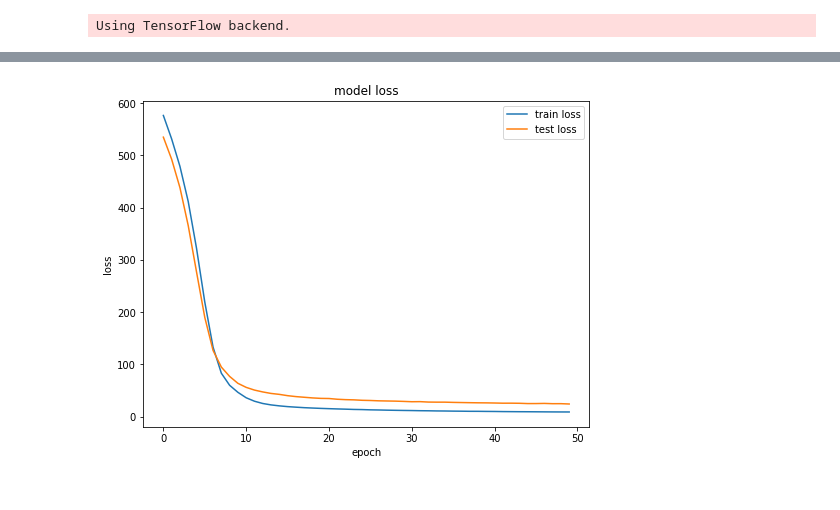
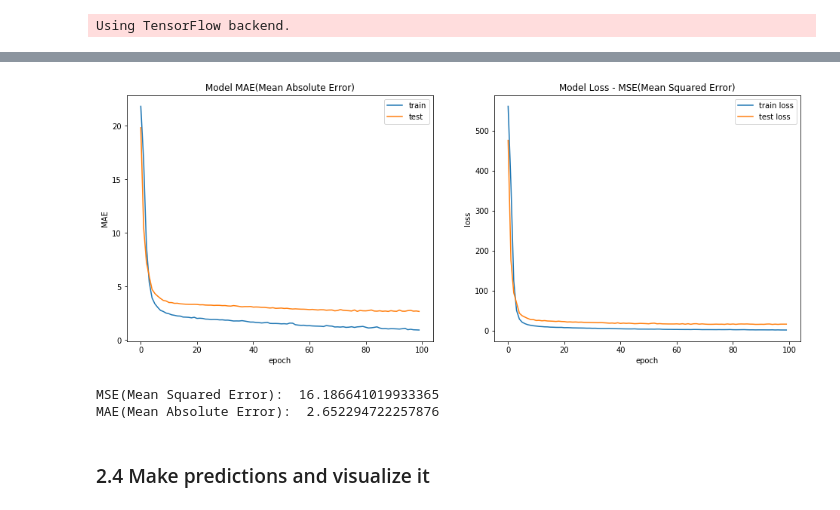
Before and after one commit to jchen8000/MachineLearning, a Jupyter notebook: Artificial Neural Network/artificial_neural_network_2.ipynb, the cells around one changed output, grey strips where cells are left out. Cells and saved outputs as stored; diff of their text form; code cells hidden in the pictures.

```diff
--- a/Artificial Neural Network/artificial_neural_network_2.ipynb
+++ b/Artificial Neural Network/artificial_neural_network_2.ipynb
@@ -73,12 +78,13 @@ from keras.layers import Dense
 #build our model
 model = Sequential()
 
-model.add(Dense(50, activation='relu'))
-#model.add(Dense(100, activation='relu'))
-model.add(Dense(50, activation='relu'))
+model.add(Dense(64, activation='relu', input_shape=(X_train.shape[1],)))
+model.add(Dense(128, activation='relu'))
+model.add(Dense(128, activation='relu'))
+model.add(Dense(64, activation='relu'))
 model.add(Dense(1))
 
-model.compile(loss='mean_squared_error', optimizer='adam')
+model.compile(loss='mean_squared_error', optimizer='adam', metrics=['mae'])
 # %% [output]
 WARNING:tensorflow:From /usr/local/lib/python3.6/dist-packages/tensorflow/python/framework/op_def_library.py:263: colocate_with (from tensorflow.python.framework.ops) is deprecated and will be removed ...
 Instructions for updating:
@@ -88,7 +96,7 @@ Using TensorFlow backend.
 history = model.fit(
                       X_train,
                       y_train,
-                      epochs=50,
+                      epochs=100,
                       shuffle=True,
                       verbose=2,
                       validation_data=(X_test, y_test)
@@ -114,13 +142,34 @@ Epoch 50/50
 # %%
-plt.figure(1, figsize=(8,6))
+fig = plt.figure(1, figsize=(16,6))
+
+plt.subplot(1, 2, 1)
+plt.title('Model MAE(Mean Absolute Error)')
+plt.plot(history.history['mean_absolute_error'])
+plt.plot(history.history['val_mean_absolute_error'])
+plt.ylabel('MAE')
+plt.xlabel('epoch')
+plt.legend(['train', 'test'], loc='upper right')
+
+
+plt.subplot(1, 2, 2)
 plt.plot(history.history['loss'])
 plt.plot(history.history['val_loss'])
-plt.title('model loss')
+plt.title('Model Loss - MSE(Mean Squared Error)')
 plt.ylabel('loss')
 plt.xlabel('epoch')
 plt.legend(['train loss', 'test loss'], loc='upper right')
+
 plt.show()
 # %% [output]
-[figure, old version]
+[figure, new version]
+# %%
+val_mse, val_mae = model.evaluate(X_test, y_test, verbose=0)
+print("MSE(Mean Squared Error): ", val_mse)
+print("MAE(Mean Absolute Error): ", val_mae)
+# %% [output]
+MSE(Mean Squared Error):  16.186641019933365
+MAE(Mean Absolute Error):  2.652294722257876
+# %% [markdown]
+### 2.4 Make predictions and visualize it
 # %%
 predictions = model.predict(X_test)
```
Also changed, not shown: parts of 19 cells of this notebook.
